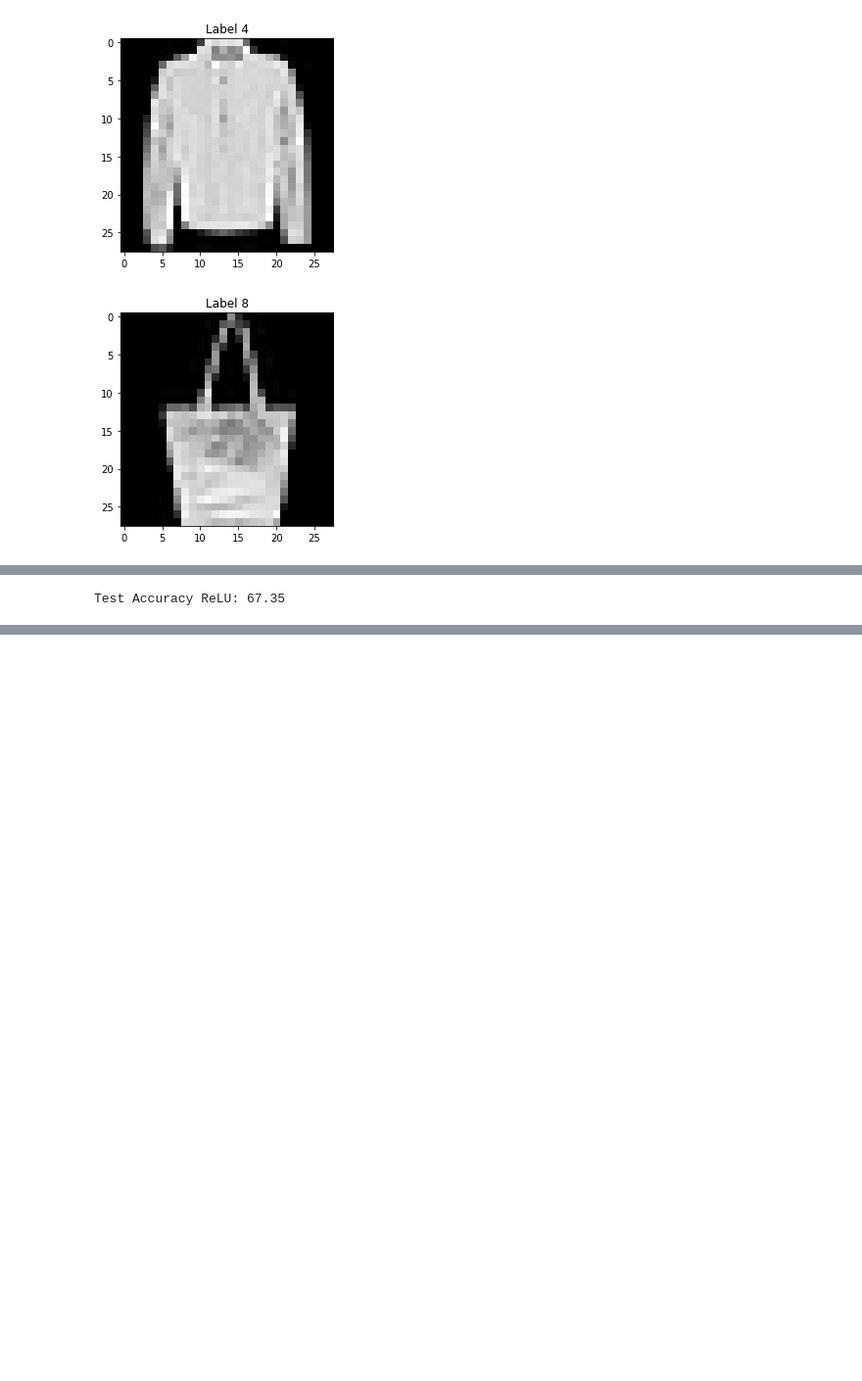
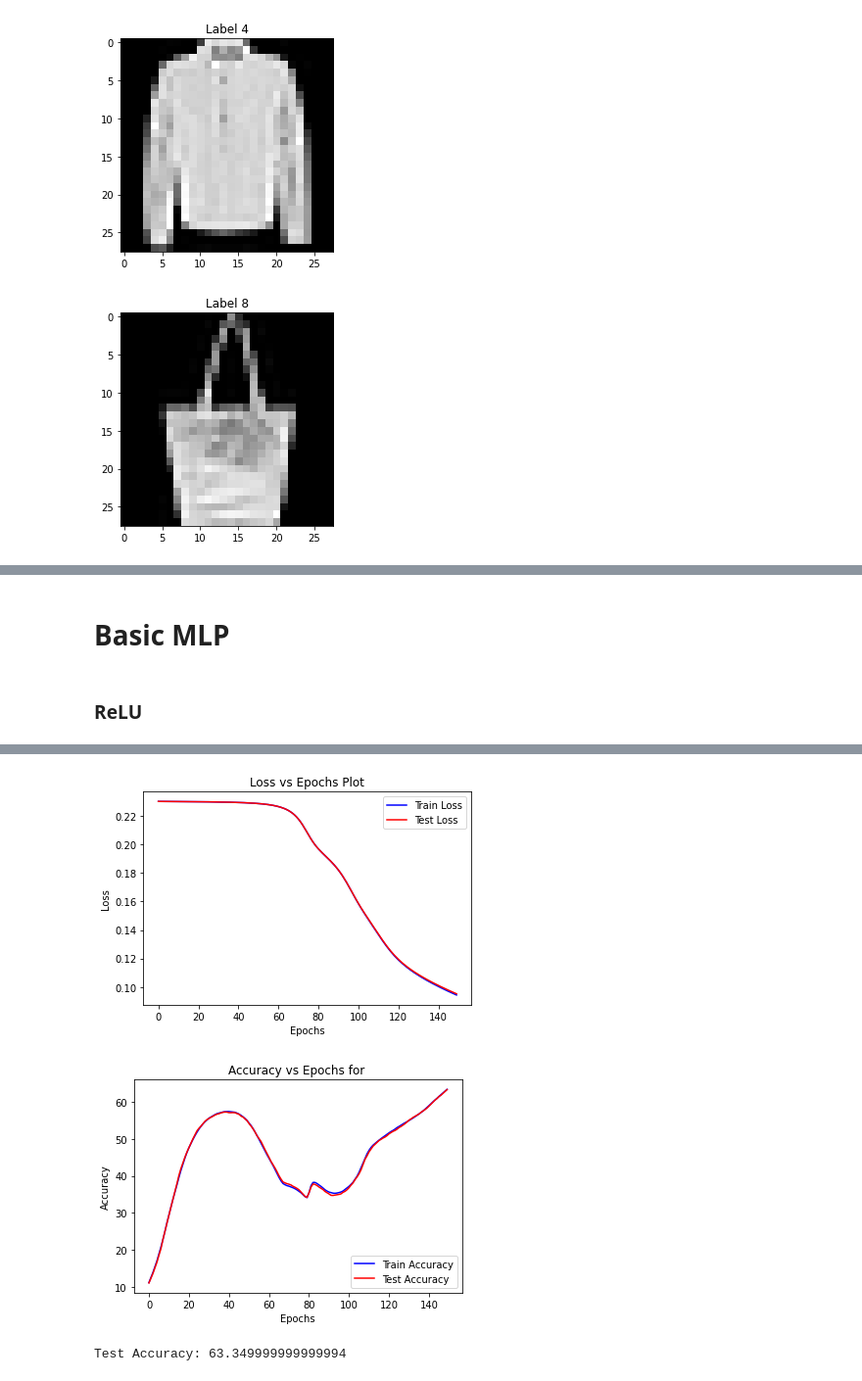
Before and after one commit to PritishWadhwa/DL-Assignments, a Jupyter notebook: Assignment1/Ques2/NeuralNetwork.ipynb, the cells around one changed output, grey strips where cells are left out. Shown at 98% size. Cells and saved outputs as stored; diff of their text form; code cells hidden in the pictures; blank space fills up the shorter version.

```diff
--- a/Assignment1/Ques2/NeuralNetwork.ipynb
+++ b/Assignment1/Ques2/NeuralNetwork.ipynb
@@ -736,4 +83,17 @@ Epoch: 19, Loss: 0.10728674787262084, Score: 67.50666666666667
-# %%
-print("Test Accuracy ReLU: {}".format(model.score(testX, testY)))
-# %% [output]
-Test Accuracy ReLU: 67.35
+# %% [markdown]
+# Basic MLP
+# %% [markdown]
+### ReLU
+# %%
+model = MyNeuralNetwork(N_inputs=784, N_outputs=10, N_layers=2,
+                        Layer_sizes=[200, 50], activation="relu",
+                        learning_rate=0.1, weight_init="random",
+                        num_epochs=150, batch_size=len(trainX),
+                        backpropogation='gd', modelName="./Models/mlp2LayerLr0.1Relu",
+                        loadModel=False, saveModel=True)
+trainLoss, testLoss, trainAccs, testAccs = model.fit(
+    trainX, trainY, validX=testX, validY=testY, logs=True)
+lossVsEpochPlot(trainLoss, testLoss)
+accVsEpochPlot(trainAccs, testAccs)
+print("Test Accuracy: " + str(model.score(testX, testY)))
+# %% [output]
@@ -739,0 +117,3 @@ Test Accuracy ReLU: 67.35
+[figure, added]
+[figure, added]
+Test Accuracy: 63.349999999999994
```
Also changed, not shown: parts of 72 cells of this notebook, 33 other files.
